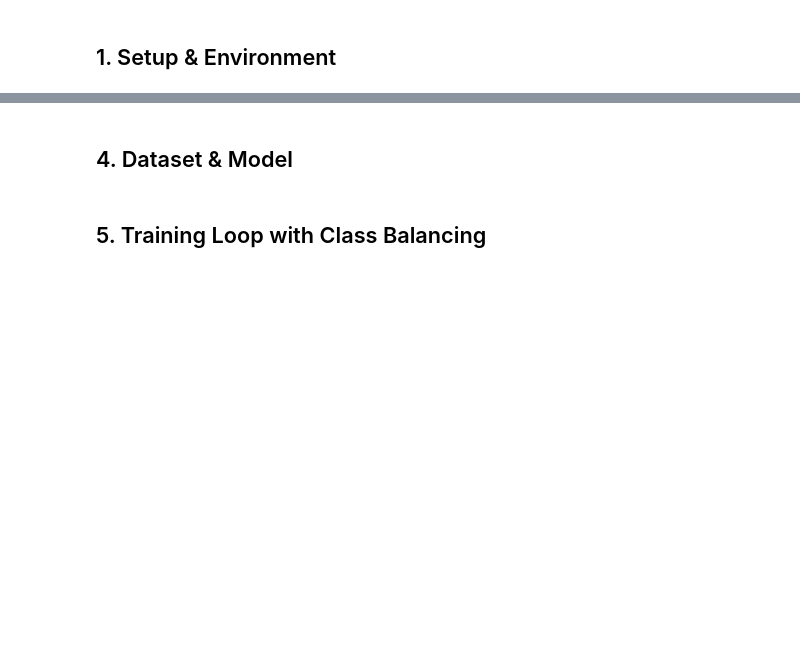
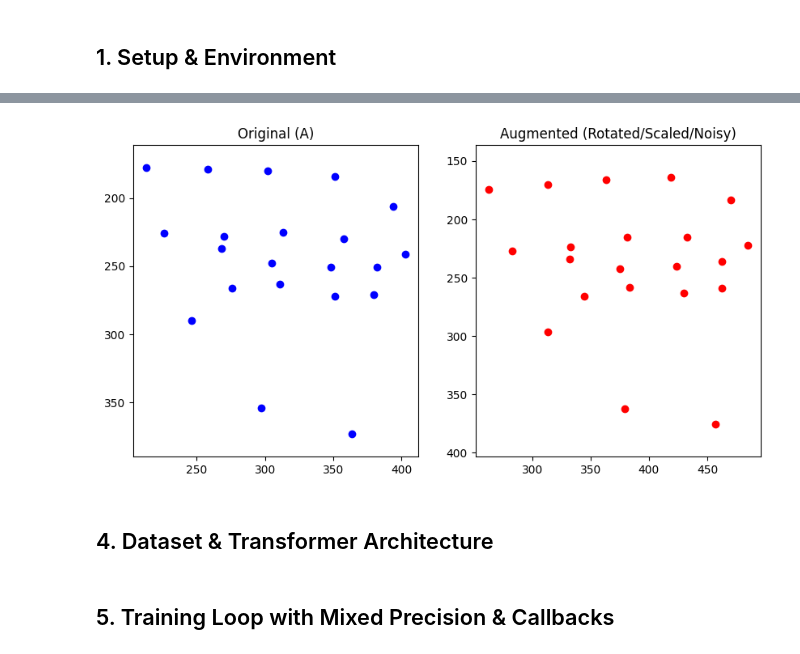
Before and after one commit to krish-rRay23/HandSpeak.ai, a Jupyter notebook: training/train_colab.ipynb, the cells around one changed output, grey strips where cells are left out. Drawn from its saved outputs; the diff is of its cells as text; code cells hidden in the pictures; blank space fills up the shorter version.

```diff
--- a/training/train_colab.ipynb
+++ b/training/train_colab.ipynb
@@ -63,6 +84,6 @@ Logic to normalize hands and simulate variance.
 # %%
 class HandAugmentor:
-    """Applies random rotation, scaling, and noise to landmarks."""
+    """Applies 3D rotation, scaling, and noise to simulate user variance."""
 
     @staticmethod
     def rotate_frame(frame, angle_deg):
@@ -76,14 +97,14 @@ class HandAugmentor:
     def augment(sequence: np.ndarray) -> np.ndarray:
         # sequence: (T, 21, 3)
 
-        # 1. Random Rotation (-30 to +30 degrees)
-        angle = np.random.uniform(-30, 30)
+        # 1. Random Rotation (-25 to +25 degrees)
+        angle = np.random.uniform(-25, 25)
 
-        # 2. Random Scale (0.8x to 1.2x)
-        scale = np.random.uniform(0.8, 1.2)
+        # 2. Random Scale (0.85x to 1.15x)
+        scale = np.random.uniform(0.85, 1.15)
 
         # 3. Random Shift/Translation (Global)
-        shift = np.random.uniform(-0.1, 0.1, size=(1, 3))
+        shift = np.random.uniform(-0.08, 0.08, size=(1, 3))
 
         processed = []
         for frame in sequence:
@@ -95,7 +116,7 @@ class HandAugmentor:
         processed = np.array(processed)
 
         # 4. Pixel Noise (Independent per frame)
-        noise = np.random.normal(0, 0.005, processed.shape) # Small jitter
+        noise = np.random.normal(0, 0.002, processed.shape) # Micro-jitter
         return processed + noise
 
 class Preprocessor:
@@ -104,14 +125,14 @@ class Preprocessor:
     def __init__(self, target_frames=30):
         self.target_frames = target_frames
 
-    def process(self, raw_sequence: List[List[List[float]]]) -> np.ndarray:
+    def process(self, raw_sequence) -> np.ndarray:
         data = np.array(raw_sequence, dtype=np.float32)
         if data.ndim == 2: data = data[np.newaxis, ...]
 
         # 1. Resample
         data = self._resample(data)
 
-        # 2. Normalize
+        # 2. Normalize Frame-by-Frame
         processed_frames = [self._normalize_frame(f) for f in data]
         return np.stack(processed_frames)
 
@@ -229,5 +229,32 @@ if raw_samples:
+# %%
+# Augmentation Visualization (Before vs After)
+if raw_samples:
+    idx = 0
+    sample = np.array(raw_samples[idx])
+
+    # Create a dummy sequence for augmentation demo
+    seq_input = np.tile(sample[np.newaxis, ...], (30, 1, 1))
+    aug_seq = HandAugmentor.augment(seq_input)
+
+    fig, ax = plt.subplots(1, 2, figsize=(10, 5))
+
+    # Original
+    ax[0].scatter(sample[:, 0], sample[:, 1], c='b', label='Joints')
+    ax[0].set_title(f"Original ({IDX_TO_CLASS[raw_labels[idx]]})")
+    ax[0].invert_yaxis()
+    ax[0].axis('equal')
+
+    # Augmented
+    ax[1].scatter(aug_seq[0, :, 0], aug_seq[0, :, 1], c='r', label='Augmented')
+    ax[1].set_title("Augmented (Rotated/Scaled/Noisy)")
+    ax[1].invert_yaxis()
+    ax[1].axis('equal')
+
+    plt.show()
+# %% [output]
+[figure, added]
 # %% [markdown]
-## 4. Dataset & Model
+## 4. Dataset & Transformer Architecture
 # %%
 class ASLDataset(Dataset):
     def __init__(self, samples, labels, augment=False):
@@ -296,6 +327,6 @@ class HandTransformer(nn.Module):
         return self.head(x)
 # %% [markdown]
-## 5. Training Loop with Class Balancing
+## 5. Training Loop with Mixed Precision & Callbacks
 # %%
 # Split Data
 X_train, X_val, y_train, y_val = train_test_split(
```
Also changed, not shown: parts of 16 cells of this notebook, 1 other file.
